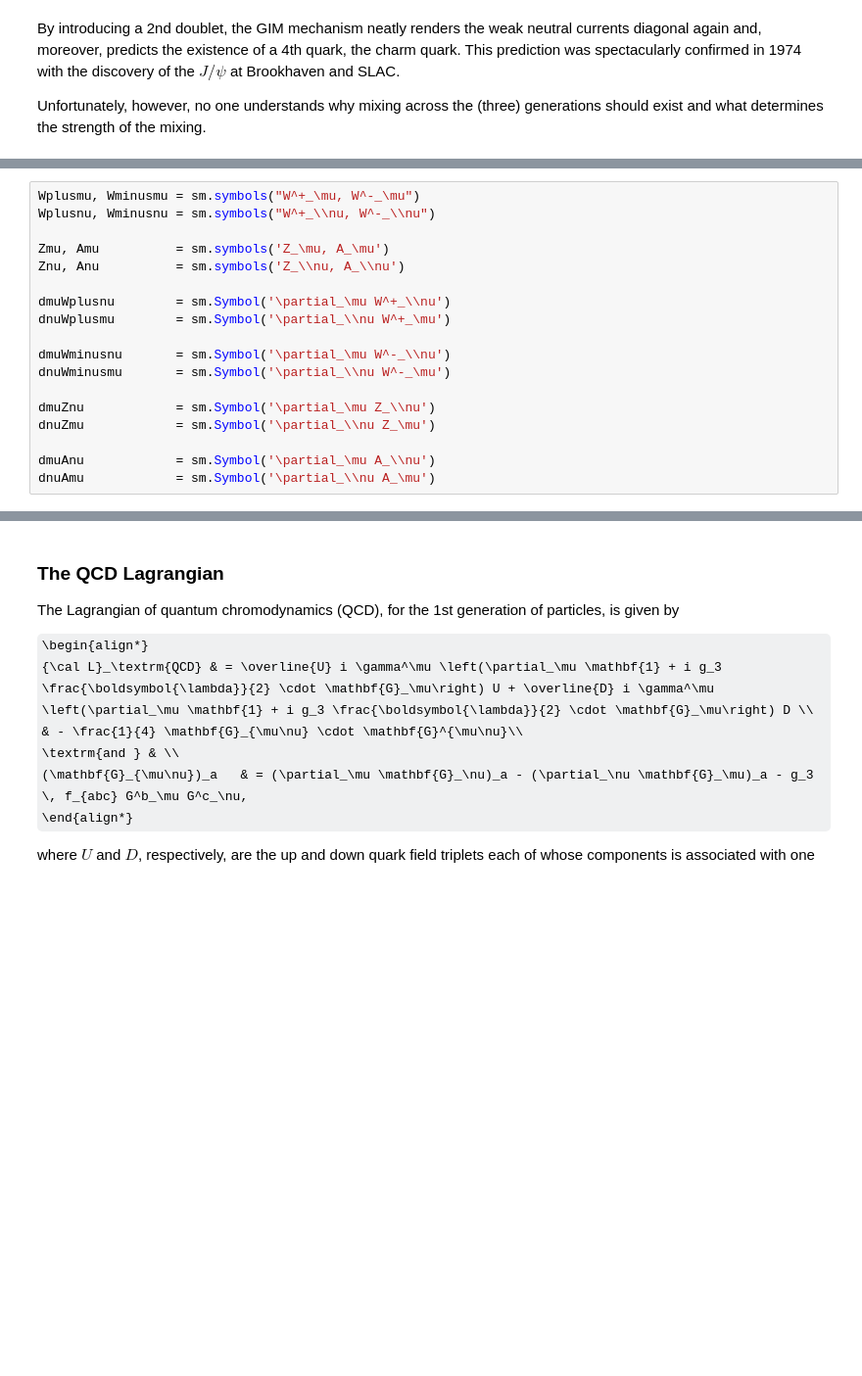
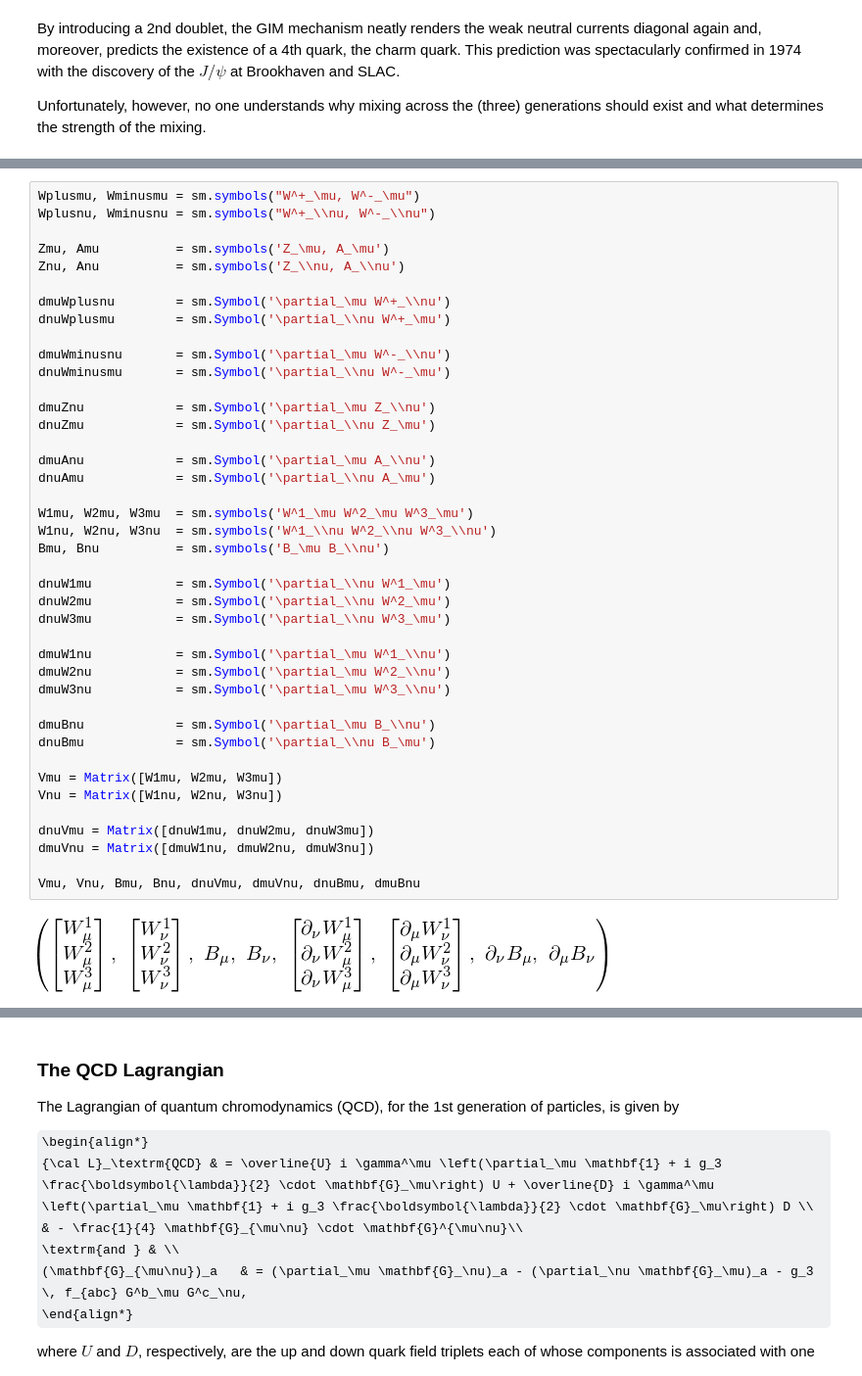
Before and after one commit to hbprosper/GSW, a Jupyter notebook: GlashowSalamWeinberg.ipynb, the cells around one changed output, grey strips where cells are left out. Shown: that part at 98% size. Saved outputs shown, nothing was run; the diff lists cells and outputs as text; some formulas as TeX source; blank space fills up the shorter version.

```diff
--- a/GlashowSalamWeinberg.ipynb
+++ b/GlashowSalamWeinberg.ipynb
@@ -806,18 +806,43 @@ which we use below to rewrite the vector boson Lagrangian in terms of the usual
 # %%
 Wplusmu, Wminusmu = sm.symbols("W^+_\mu, W^-_\mu")
 Wplusnu, Wminusnu = sm.symbols("W^+_\\nu, W^-_\\nu")
 
 Zmu, Amu          = sm.symbols('Z_\mu, A_\mu')
 Znu, Anu          = sm.symbols('Z_\\nu, A_\\nu')
 
 dmuWplusnu        = sm.Symbol('\partial_\mu W^+_\\nu')
 dnuWplusmu        = sm.Symbol('\partial_\\nu W^+_\mu')
 
 dmuWminusnu       = sm.Symbol('\partial_\mu W^-_\\nu')
 dnuWminusmu       = sm.Symbol('\partial_\\nu W^-_\mu')
 
 dmuZnu            = sm.Symbol('\partial_\mu Z_\\nu')
 dnuZmu            = sm.Symbol('\partial_\\nu Z_\mu')
 
 dmuAnu            = sm.Symbol('\partial_\mu A_\\nu')
 dnuAmu            = sm.Symbol('\partial_\\nu A_\mu')
+
+W1mu, W2mu, W3mu  = sm.symbols('W^1_\mu W^2_\mu W^3_\mu')
+W1nu, W2nu, W3nu  = sm.symbols('W^1_\\nu W^2_\\nu W^3_\\nu')
+Bmu, Bnu          = sm.symbols('B_\mu B_\\nu')
+
+dnuW1mu           = sm.Symbol('\partial_\\nu W^1_\mu')
+dnuW2mu           = sm.Symbol('\partial_\\nu W^2_\mu')
+dnuW3mu           = sm.Symbol('\partial_\\nu W^3_\mu')
+
+dmuW1nu           = sm.Symbol('\partial_\mu W^1_\\nu')
+dmuW2nu           = sm.Symbol('\partial_\mu W^2_\\nu')
+dmuW3nu           = sm.Symbol('\partial_\mu W^3_\\nu')
+
+dmuBnu            = sm.Symbol('\partial_\mu B_\\nu')
+dnuBmu            = sm.Symbol('\partial_\\nu B_\mu')
+
+Vmu = Matrix([W1mu, W2mu, W3mu])
+Vnu = Matrix([W1nu, W2nu, W3nu])
+
+dnuVmu = Matrix([dnuW1mu, dnuW2mu, dnuW3mu])
+dmuVnu = Matrix([dmuW1nu, dmuW2nu, dmuW3nu])
+
+Vmu, Vnu, Bmu, Bnu, dnuVmu, dmuVnu, dnuBmu, dmuBnu
+# %% [output]
+[figure, added]
```
Also changed, not shown: parts of 11 cells of this notebook, 1 other file.
